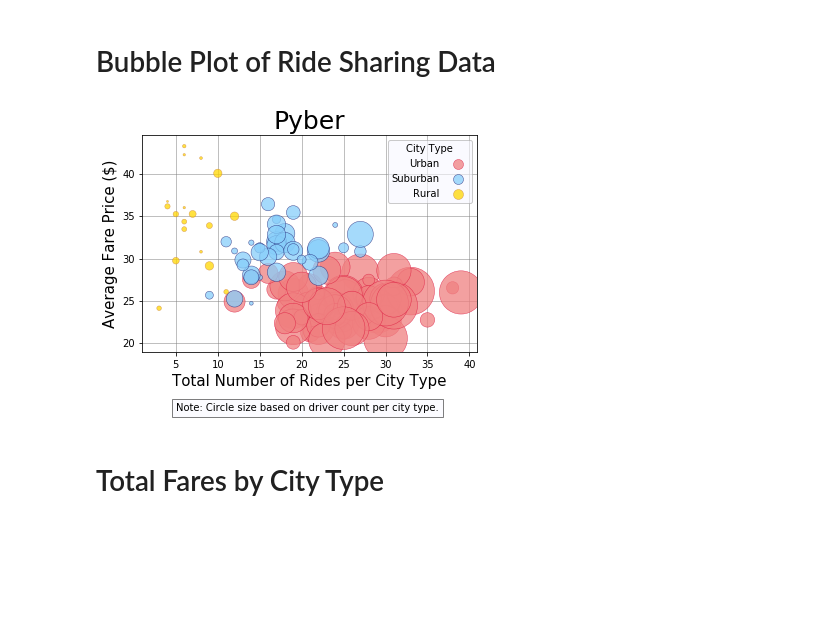
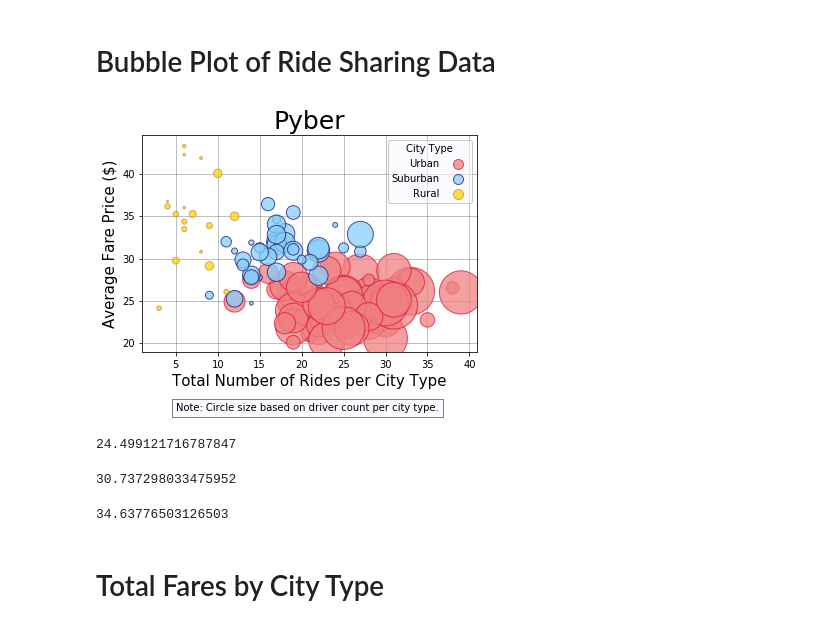
Before and after one commit to belfman/PyBer..connect, a Jupyter notebook: PyBer connect.ipynb, the cells around one changed output. Cells and saved outputs as stored; diff of their text form; code cells hidden in the pictures; blank space fills up the shorter version.

Commit message:
updated line widths on bubble chart

```diff
--- a/PyBer connect.ipynb
+++ b/PyBer connect.ipynb
@@ -75,7 +75,8 @@ plt.scatter(urban_total_rides,
             edgecolor="crimson",
             label="Urban",
             alpha=0.75,
-            linewidths=.5)
+            linewidths=1
+           )
 
 #          ----Suburban Data----
 # Select Suburban series from MergedData using loc
@@ -99,7 +100,8 @@ plt.scatter(suburban_total_rides,
             edgecolor="midnightblue",
             label="Suburban",
             alpha=0.75,
-            linewidths=.5)
+            linewidths=1
+           )
 
 #          ----Rural Data----
 # Select the Rural series from the MergedData using loc
@@ -123,38 +125,51 @@ plt.scatter(rural_total_rides,
             edgecolor="peru",
             label="Rural",
             alpha=0.75,
-            linewidths=.5
+            linewidths=1
            )
 
 #Place the legend in the best location
 legend = plt.legend(loc="best",
            fontsize = 10,
            markerfirst = False,
            fancybox = True,
            framealpha= .6,
            facecolor = "ghostwhite",
            edgecolor = "darkgrey",
-           title= "City Type")
+           title= "City Type"
+                   )
 
 #legend = plt.legend(frameon = True, edgecolor = 'black')
 legend.legendHandles[0]._sizes = [100]
 legend.legendHandles[1]._sizes = [100]
 legend.legendHandles[2]._sizes = [100]
 
 # Set title and up axis labels
 plt.title("Pyber",fontsize=25)
 plt.xlabel("Total Number of Rides per City Type",fontsize= 15)
 plt.ylabel("Average Fare Price ($)",fontsize= 15)
 plt.text(5,
          12,
          "Note: Circle size based on driver count per city type.",
          bbox=dict(facecolor='ghostwhite', alpha=0.5)
         )
 
 # Display the Bubble Chart
 plt.show()
 # %% [output]
-[figure, old version]
+[figure, new version]
+# %%
+urban_average_fare.mean()
+# %% [output]
+24.499121716787847
+# %%
+suburban_average_fare.mean()
+# %% [output]
+30.737298033475952
+# %%
+rural_average_fare.mean()
+# %% [output]
+34.63776503126503
 # %% [markdown]
 # Total Fares by City Type
 # %%
```
